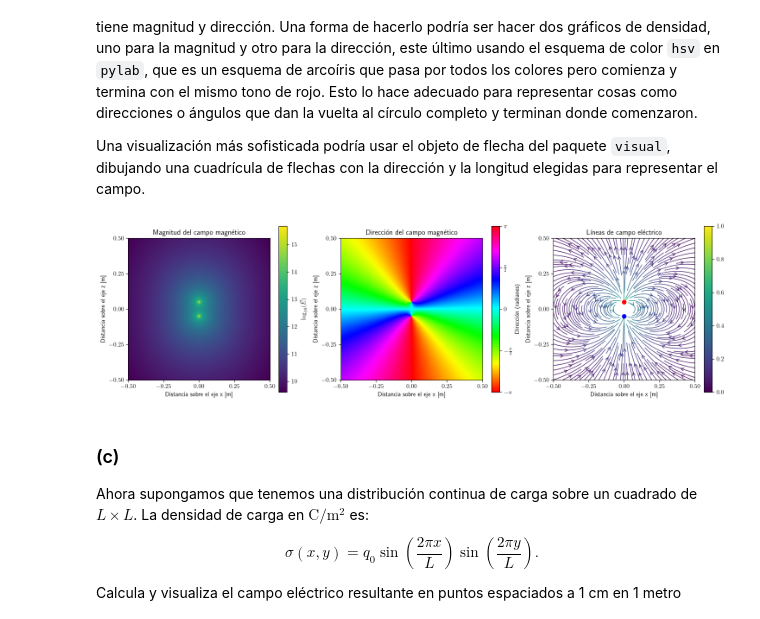
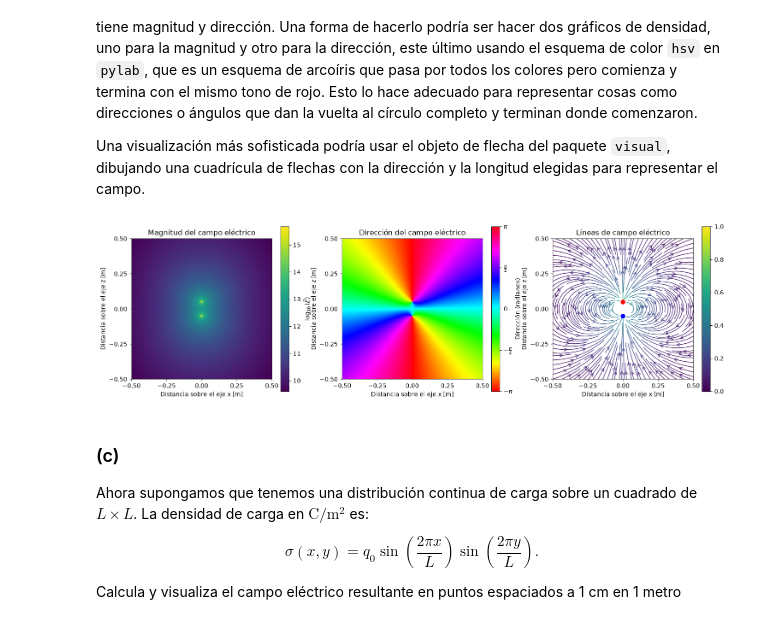
Before and after one commit to Lackquirce/Repositorio_Fisica_computacional_2027_1, a Jupyter notebook: 1_ProgramacionPython/Tarea_Práctica_5_Diego_Santiago.ipynb, the cells around one changed output. Cells and saved outputs as stored; diff of their text form; code cells hidden in the pictures.

```diff
--- a/1_ProgramacionPython/Tarea_Práctica_5_Diego_Santiago.ipynb
+++ b/1_ProgramacionPython/Tarea_Práctica_5_Diego_Santiago.ipynb
@@ -160,41 +160,41 @@ plt.xlim(-0.5,0.5)
 plt.ylim(-0.5,0.5)
 plt.xticks([-0.5,-0.25,0,0.25,0.5])
 plt.yticks([-0.5,-0.25,0,0.25,0.5])
-plt.title("Magnitud del campo magnético")
+plt.title("Magnitud del campo eléctrico")
 plt.xlabel("Distancia sobre el eje x [m]")
 plt.ylabel("Distancia sobre el eje z [m]")
 plt.colorbar(label = r"$\log_{10}(\vec{E})$")
 
 plt.subplot(132)
 imagen = plt.imshow(θ,extent = [-0.5,0.5,-0.5,0.5],origin ="lower", cmap ="hsv",vmin=-np.pi,vmax=np.pi, aspect ="equal")
 plt.xlim(-0.5,0.5)
 plt.ylim(-0.5,0.5)
 plt.xticks([-0.5,-0.25,0,0.25,0.5])
 plt.yticks([-0.5,-0.25,0,0.25,0.5])
-plt.title("Dirección del campo magnético")
+plt.title("Dirección del campo eléctrico")
 plt.xlabel("Distancia sobre el eje x [m]")
 plt.ylabel("Distancia sobre el eje z [m]")
 barra = plt.colorbar(imagen,ticks = [-np.pi,-np.pi/2,0,np.pi/2,np.pi], label = "Dirección (radianes)")
 barra.set_ticklabels([r"$-\pi$", r"$-\frac{\pi}{2}$", r"$0$", r"$\frac{\pi}{2}$", r"$\pi$"])
 
 plt.subplot(1, 3, 3)
 imagen2 = plt.streamplot(x, z,Ex, Ez,color=np.log10(E),cmap="viridis",linewidth=1,density=2,arrowsize=1.2,arrowstyle="->")
 plt.scatter(0, 0.05, color="red", s=45, zorder=5)
 plt.scatter(0, -0.05, color="blue", s=45, zorder=5)
 
 plt.title("Líneas de campo eléctrico")
 plt.xlim(-0.5,0.5)
 plt.ylim(-0.5,0.5)
 plt.xticks([-0.5,-0.25,0,0.25,0.5])
 plt.yticks([-0.5,-0.25,0,0.25,0.5])
 plt.xlabel("Distancia sobre el eje x [m]")
 plt.ylabel("Distancia sobre el eje z [m]")
 plt.gca().set_aspect("equal")
 plt.colorbar()
 
 plt.show()
 # %% [output]
-[figure, old version]
+[figure, new version]
 # %% [markdown]
 ### (c)
 
```
